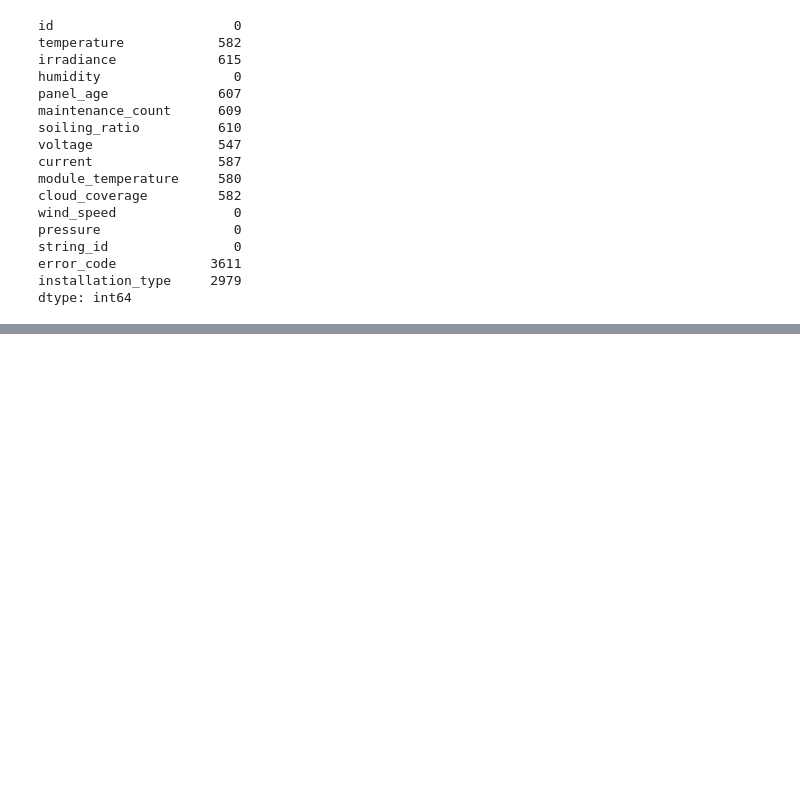
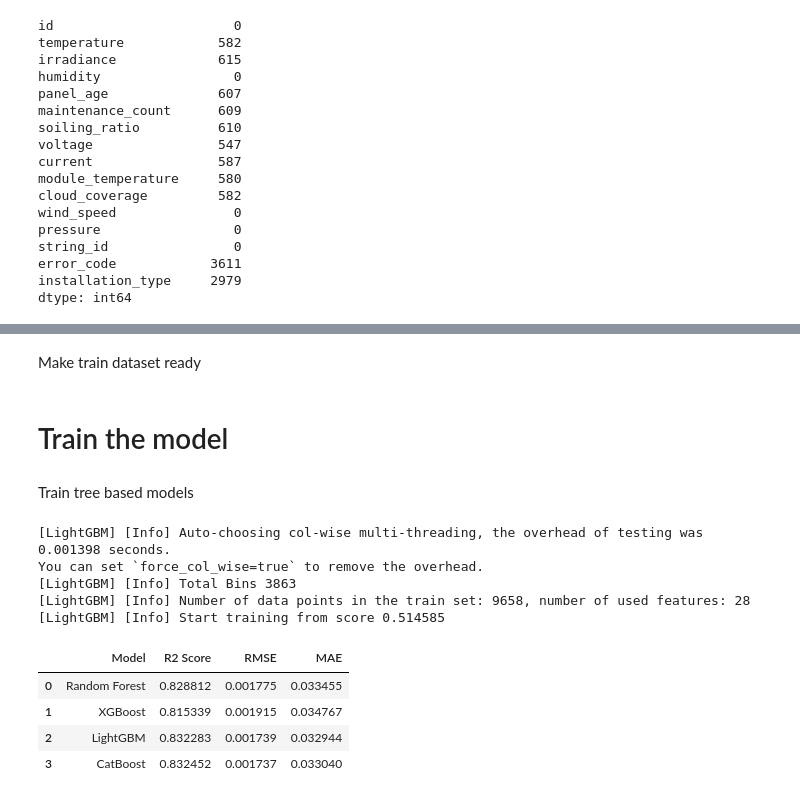
Before and after one commit to kncpem/Zelestra-ML-Challenge, a Jupyter notebook: ml1.ipynb, the cells around one changed output, grey strips where cells are left out. Saved outputs shown, nothing was run; the diff lists cells and outputs as text; code cells hidden in the pictures; blank space fills up the shorter version.

```diff
--- a/ml1.ipynb
+++ b/ml1.ipynb
@@ -205,0 +273,12 @@ df.describe()
+# %%
+# Add new derived features
+filtered_df_encoded['power'] = filtered_df_encoded['voltage'] * filtered_df_encoded['current']
+filtered_df_encoded['temperature_delta'] = filtered_df_encoded['module_temperature'] - filtered_df_encoded['temperature']
+filtered_df_encoded['maintenance_impact'] = filtered_df_encoded['panel_age'] / (filtered_df_encoded['maintenance_count'] + 1)
+filtered_df_encoded['cloud_impact'] = filtered_df_encoded['cloud_coverage'] * filtered_df_encoded['irradiance']
+# %% [markdown]
+Make train dataset ready
+# %%
+train = filtered_df_encoded.copy()
+# %% [markdown]
+# Train the model
@@ -205,0 +298,2 @@ df.describe()
+# %% [markdown]
+Train tree based models
@@ -205,0 +344,46 @@ df.describe()
+# %%
+from sklearn.ensemble import RandomForestRegressor
+from sklearn.metrics import r2_score, mean_squared_error, mean_absolute_error
+from xgboost import XGBRegressor
+from lightgbm import LGBMRegressor
+from catboost import CatBoostRegressor
+
+# Initialize models
+models = {
+    "Random Forest": RandomForestRegressor(random_state=42),
+    "XGBoost": XGBRegressor(random_state=42, verbosity=0),
+    "LightGBM": LGBMRegressor(random_state=42),
+    "CatBoost": CatBoostRegressor(verbose=0, random_state=42)
+}
+
+# Train models and collect evaluation metrics
+results = []
+# %%
+for name, model in models.items():
+    model.fit(X_train, y_train)
+    y_pred = model.predict(X_test)
+    r2 = r2_score(y_test, y_pred)
+    rmse = mean_squared_error(y_test, y_pred)
+    mae = mean_absolute_error(y_test, y_pred)
+    results.append({
+        "Model": name,
+        "R2 Score": r2,
+        "RMSE": rmse,
+        "MAE": mae
+    })
+# %% [output]
+[LightGBM] [Info] Auto-choosing col-wise multi-threading, the overhead of testing was 0.001398 seconds.
+You can set `force_col_wise=true` to remove the overhead.
+[LightGBM] [Info] Total Bins 3863
+[LightGBM] [Info] Number of data points in the train set: 9658, number of used features: 28
+[LightGBM] [Info] Start training from score 0.514585
+# %%
+# Create a results DataFrame
+results_df = pd.DataFrame(results)
+results_df
+# %% [output]
+|  | Model | R2 Score | RMSE | MAE |
+| 0 | Random Forest | 0.828812 | 0.001775 | 0.033455 |
+| 1 | XGBoost | 0.815339 | 0.001915 | 0.034767 |
+| 2 | LightGBM | 0.832283 | 0.001739 | 0.032944 |
+| 3 | CatBoost | 0.832452 | 0.001737 | 0.033040 |
```
Also changed, not shown: parts of 31 cells of this notebook.
